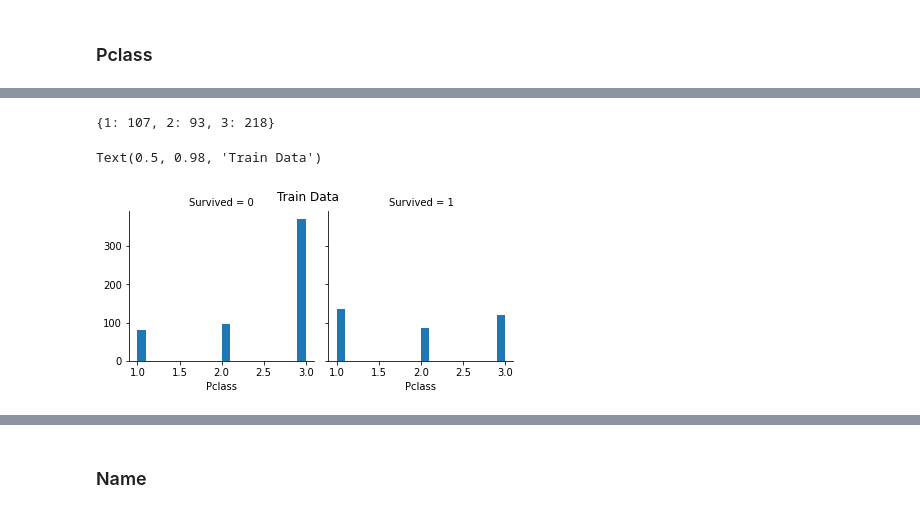
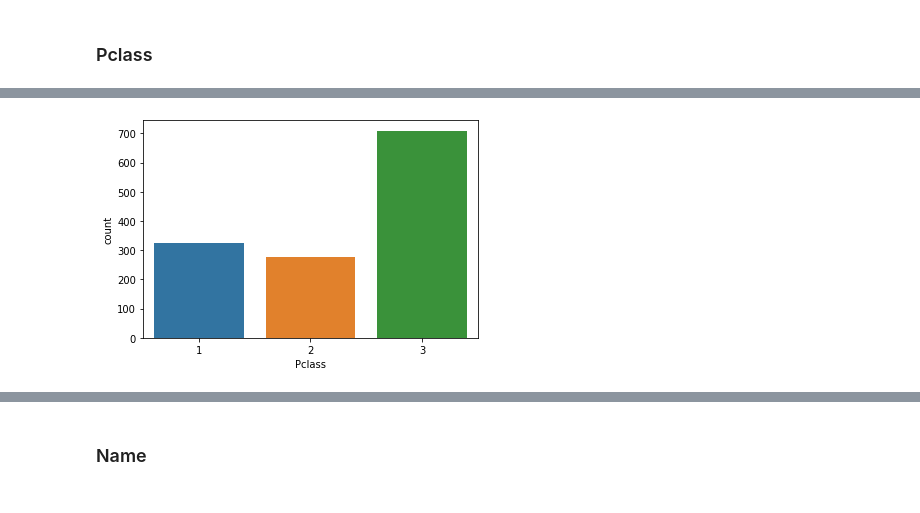
Before and after one commit to simplextable/Titanic, a Jupyter notebook: titanik_udemy_video/alp_v008.ipynb, the cells around one changed output, grey strips where cells are left out. Drawn from its saved outputs; the diff is of its cells as text; code cells hidden in the pictures.

```diff
--- a/titanik_udemy_video/alp_v008.ipynb
+++ b/titanik_udemy_video/alp_v008.ipynb
@@ -183,21 +200,4 @@ pclass_dict_train
-# %%
-#Test
-
-pclass_unique_test, pclass_counts_test = np.unique(df_test["Pclass"], return_counts=True)
-pclass_dict_test = dict(zip(pclass_unique_test, pclass_counts_test))
-pclass_dict_test
-# %% [output]
-{1: 107, 2: 93, 3: 218}
-# %%
-#Train
-
-g = sns.FacetGrid(df_train, col='Survived')
-g.map(plt.hist, 'Pclass', bins=20)
-g.fig.suptitle('Train Data')
-
-#https://seaborn.pydata.org/generated/seaborn.FacetGrid.html
-
-# bu grafikte Survived ve Pclass arasında ki ilişkiyi gözlemleyebiliriz
-# %% [output]
-Text(0.5, 0.98, 'Train Data')
-[figure, removed]
+# %%
+g = sns.countplot(x="Pclass",data=df)
+# %% [output]
+[figure, added]
```
Also changed, not shown: parts of 11 cells of this notebook.
